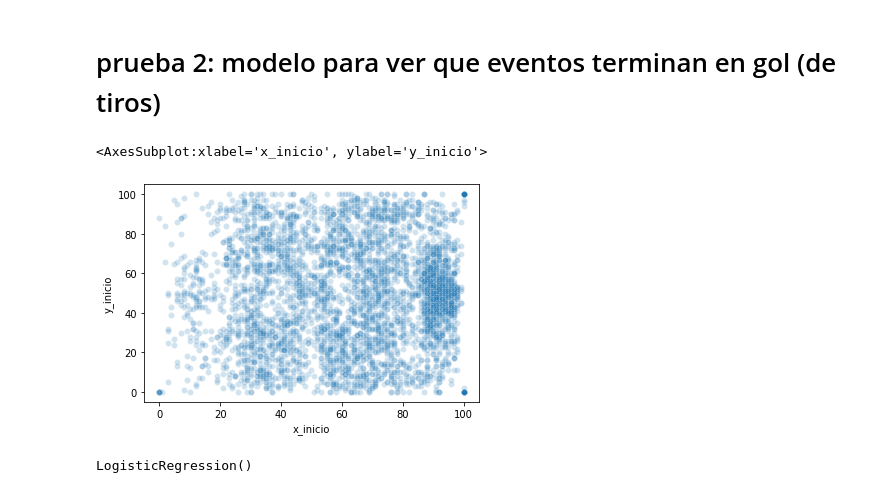
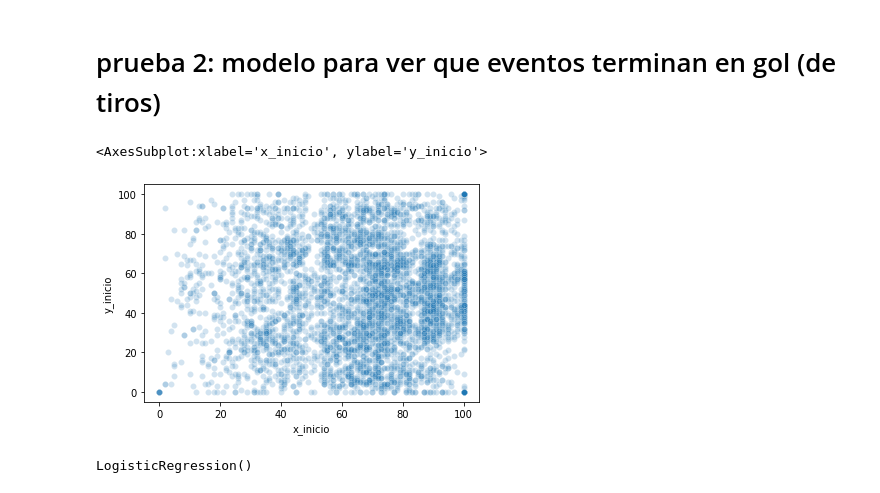
Before and after one commit to ErnestoAnaya/analisis_deportivo, a Jupyter notebook: Codigos/Jugadas/viz_reg_log.ipynb, the cells around one changed output. Saved outputs shown, nothing was run; the diff lists cells and outputs as text; code cells hidden in the pictures.

```diff
--- a/Codigos/Jugadas/viz_reg_log.ipynb
+++ b/Codigos/Jugadas/viz_reg_log.ipynb
@@ -204,7 +239,7 @@ data_final_2 = data_final_2.rename(columns={"is_goal": "y"})
 data_final_2 = data_final_2.dropna() # hay 2 registros que no tienen coordenadas registradas
 
 #prueba con menos datos
-temp1 = data_final_2[data_final_2['y'] == 1]#4204 eventos fueron involucrados en gol. de los 34938 eventos que estuvieron en tiros.
-temp2 = data_final_2[data_final_2['y'] == 0].head(4500)
+#temp1 = data_final_2[data_final_2['y'] == 1]#4204 eventos fueron involucrados en gol. de los 34938 eventos que estuvieron en tiros.
+#temp2 = data_final_2[data_final_2['y'] == 0].head(4500)
 
-data_final_2 = pd.concat([temp1,temp2])
+#data_final_2 = pd.concat([temp1,temp2])
@@ -263,13 +300,13 @@ print(cm)
 # %%
 no_gol = data_final_2[data_final_2['y'] == 0]
 yes_gol = data_final_2[data_final_2['y'] == 1]
 
-#sns.scatterplot(data=no_gol, x="x_inicio", y="y_inicio", alpha=0.2)
-sns.scatterplot(data=yes_gol, x="x_inicio", y="y_inicio", alpha = 0.2)
+sns.scatterplot(data=no_gol, x="x_inicio", y="y_inicio", alpha=0.2)
+#sns.scatterplot(data=yes_gol, x="x_inicio", y="y_inicio", alpha = 0.2)
 #sns.scatterplot(data=data_final_2, x="x_fin", y="y_inicio")
 # %% [output]
 <AxesSubplot:xlabel='x_inicio', ylabel='y_inicio'>
-[figure, old version]
+[figure, new version]
 # %%
 x2 = data_final_2.loc[:, data_final_2.columns != 'y']
 y2 = data_final_2.loc[:, data_final_2.columns == 'y']
```
Also changed, not shown: parts of 13 cells of this notebook, 1 other file.
